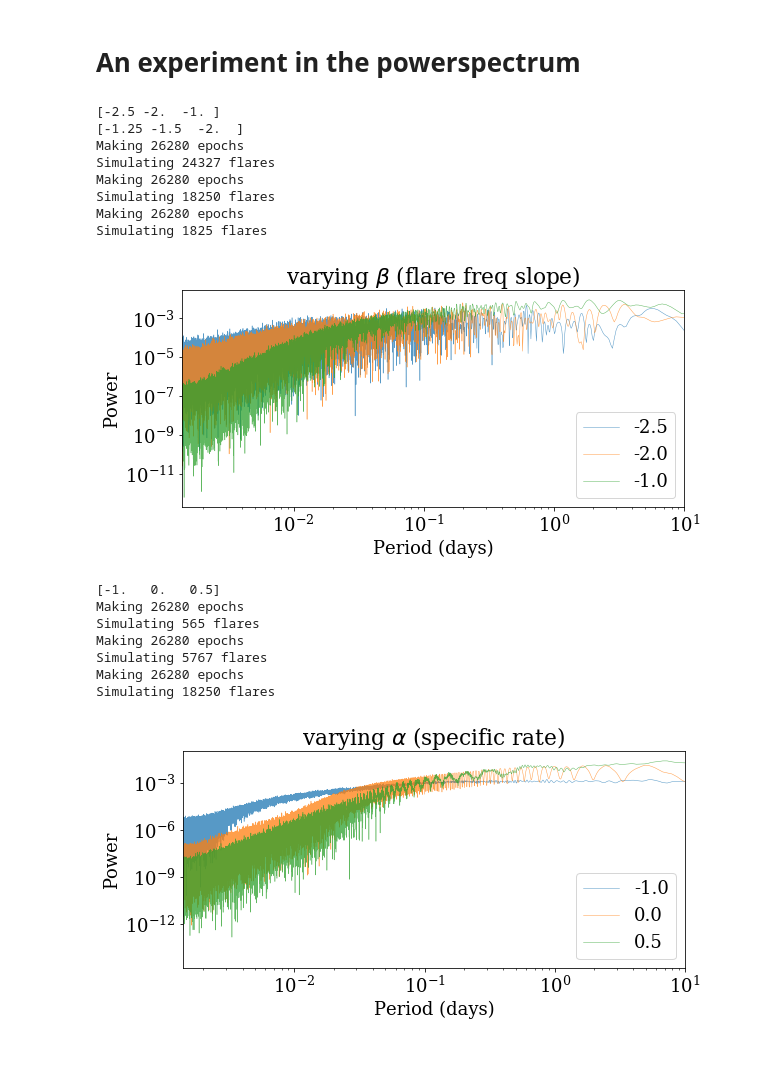
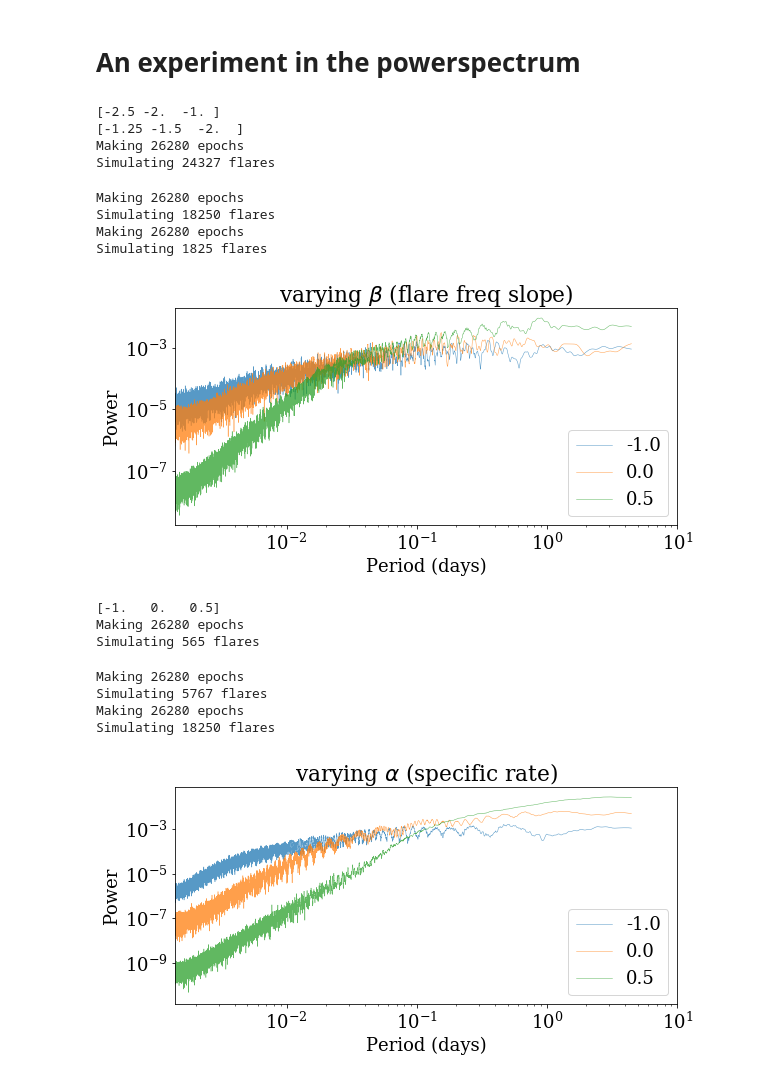
Before and after one commit to ernewton/flareninja, a Jupyter notebook: jradavenport_fwdmodel/fmodel.ipynb, the cells around one changed output. Cells and saved outputs as stored; diff of their text form; code cells hidden in the pictures.

Commit message:
save example figures

```diff
--- a/jradavenport_fwdmodel/fmodel.ipynb
+++ b/jradavenport_fwdmodel/fmodel.ipynb
@@ -84,34 +84,37 @@ plt.xlim(dt*2, 10);
 # %%
 beta_i = np.array([-2.5, -2, -1])
 print(beta_i)
 min_i = -2.5 - beta_i/2.
 print(min_i)
 
 plt.figure(figsize=(9,4))
 for k in range(len(beta_i)):
     s_timei, s_fluxi = flare_prob.SuperLC(dur=dur, mag=False, ffd_alpha=0, ffd_beta=beta_i[k],
                                           ffd_min=min_i[k], dt=dt*10)
     frequencyi, poweri = LombScargle(s_timei, s_fluxi).autopower()
 
-    plt.plot(1./frequencyi, poweri, lw=0.5, alpha=0.75, label=str(beta_i[k]))
+#     plt.plot(1./frequencyi, poweri, lw=0.5, alpha=0.75, label=str(beta_i[k]))
+    plt.plot(1./frequencyi, pd.rolling_mean(poweri,21), lw=0.5, alpha=0.75, label=str(alpha_i[k]))
+
 
 plt.legend()
 plt.xscale('log')
 plt.xlabel('Period (days)')
 plt.ylabel('Power')
 plt.yscale('log')
 plt.title(r'varying $\beta$ (flare freq slope)')
 plt.xlim(dt*2*10, 10);
+plt.savefig('vary_beta.png', dpi=150, rasterized=True, bbox_inches='tight', pad_inches=0.5)
 # %% [output]
 [-2.5 -2.  -1. ]
 [-1.25 -1.5  -2.  ]
 Making 26280 epochs
 Simulating 24327 flares
-Making 26280 epochs
-Simulating 18250 flares
-Making 26280 epochs
-Simulating 1825 flares
+Making 26280 epochs
+Simulating 18250 flares
+Making 26280 epochs
+Simulating 1825 flares
-[figure, old version]
+[figure, new version]
 # %%
 alpha_i = np.array([-1, 0, 0.5])
 print(alpha_i)
@@ -122,7 +125,8 @@ for k in range(len(alpha_i)):
                                           ffd_min=-2.5, dt=dt*10)
     frequencyi, poweri = LombScargle(s_timei, s_fluxi).autopower()
 
-    plt.plot(1./frequencyi, poweri, lw=0.5, alpha=0.75, label=str(alpha_i[k]))
+#     plt.plot(1./frequencyi, poweri, lw=0.5, alpha=0.75, label=str(alpha_i[k]))
+    plt.plot(1./frequencyi, pd.rolling_mean(poweri,21), lw=0.5, alpha=0.75, label=str(alpha_i[k]))
 
 plt.legend()
 plt.xscale('log')
@@ -131,13 +135,14 @@ plt.ylabel('Power')
 plt.yscale('log')
 plt.title(r'varying $\alpha$ (specific rate)')
 plt.xlim(dt*2*10, 10);
+plt.savefig('vary_alpha.png', dpi=150, rasterized=True, bbox_inches='tight', pad_inches=0.5)
 # %% [output]
 [-1.   0.   0.5]
 Making 26280 epochs
 Simulating 565 flares
-Making 26280 epochs
-Simulating 5767 flares
-Making 26280 epochs
-Simulating 18250 flares
+Making 26280 epochs
+Simulating 5767 flares
+Making 26280 epochs
+Simulating 18250 flares
-[figure, old version]
+[figure, new version]
 # %%
```
Also changed, not shown: parts of 2 cells of this notebook, 3 other files.
